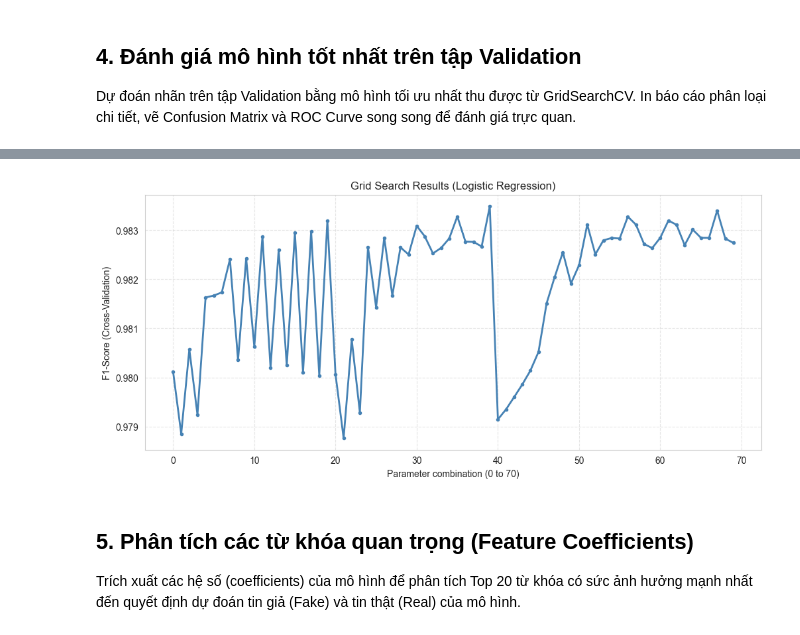
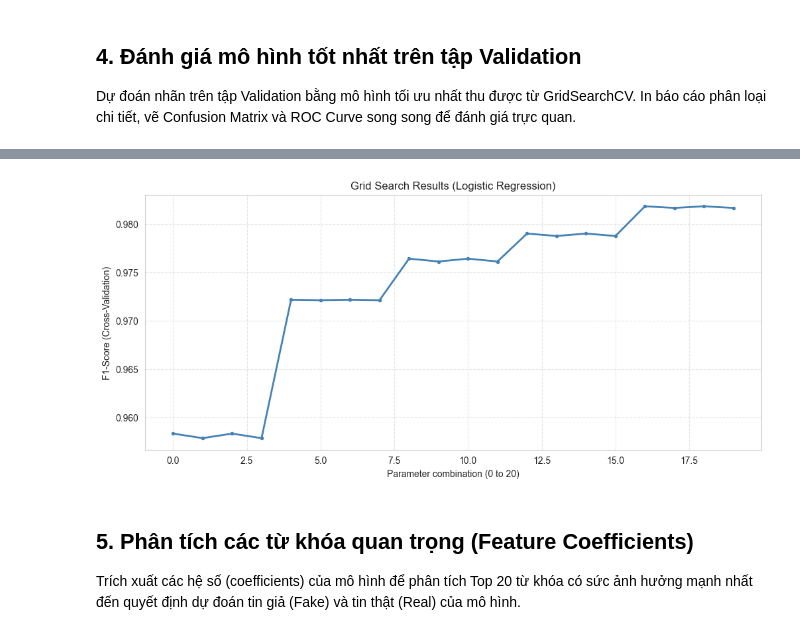
Before and after one commit to nqocdungg/Fake-News-Detection, a Jupyter notebook: notebooks/05_logistic_regression.ipynb, the cells around one changed output, grey strips where cells are left out. Drawn from its saved outputs; the diff is of its cells as text; code cells hidden in the pictures.

Commit message:
chore: logistic regression parameter tuning

```diff
--- a/notebooks/05_logistic_regression.ipynb
+++ b/notebooks/05_logistic_regression.ipynb
@@ -143,18 +120,18 @@ Fake News (1)       0.99      0.98      0.98      2619
 [figure]
 Saved -> reports/lr_evaluation_plots.png
 # %%
-# Lấy điểm số F1 trung bình của 70 tổ hợp tham số
+# Lấy điểm số F1 trung bình của 20 tổ hợp tham số
 mean_scores = grid_search.cv_results_['mean_test_score']
 
 plt.figure(figsize=(12, 5))
 plt.plot(mean_scores, color='steelblue', linewidth=2, marker='o', markersize=3)
 plt.title('Grid Search Results (Logistic Regression)')
-plt.xlabel('Parameter combination (0 to 70)')
+plt.xlabel('Parameter combination (0 to 20)')
 plt.ylabel('F1-Score (Cross-Validation)')
 plt.grid(True, linestyle='--', alpha=0.5)
 plt.show()
 # %% [output]
-[figure, old version]
+[figure, new version]
 # %% [markdown]
 ## 5. Phân tích các từ khóa quan trọng (Feature Coefficients)
 
```
Also changed, not shown: parts of 3 cells of this notebook, 6 other files.
